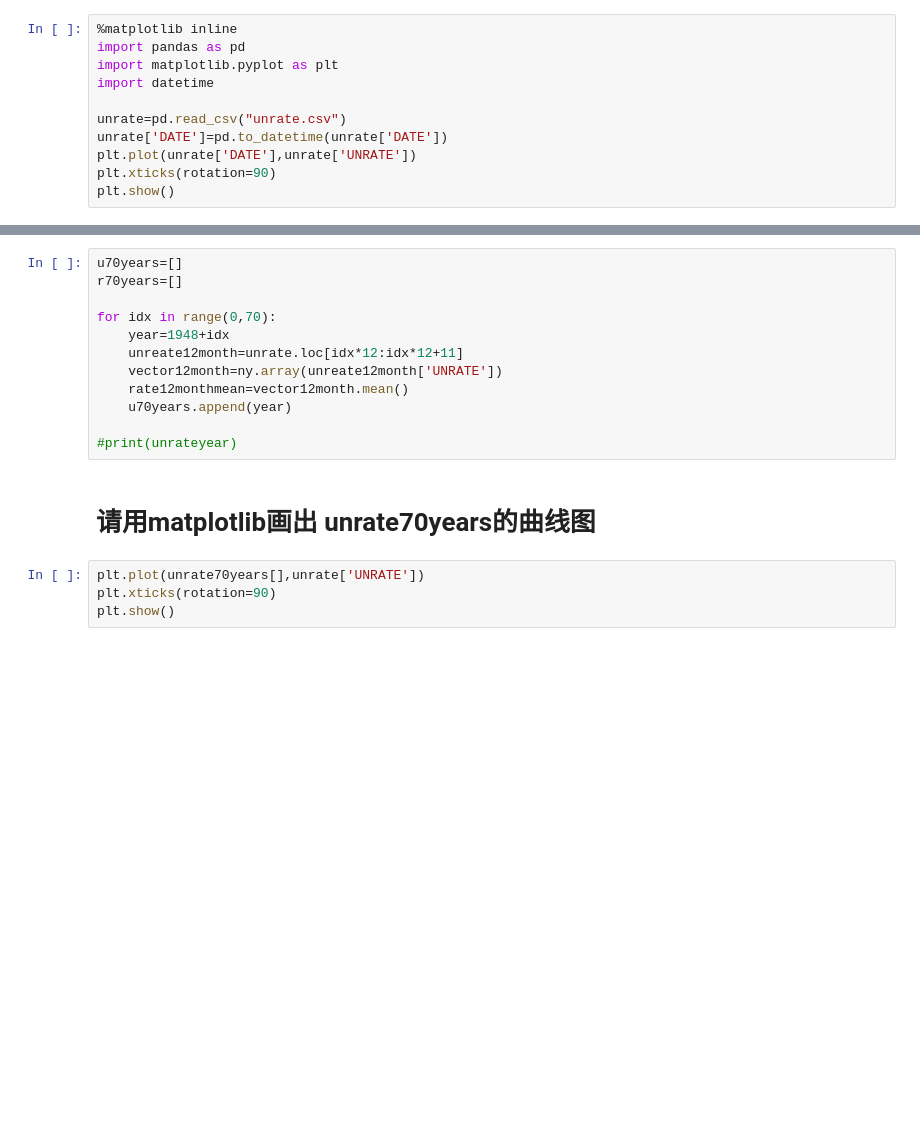
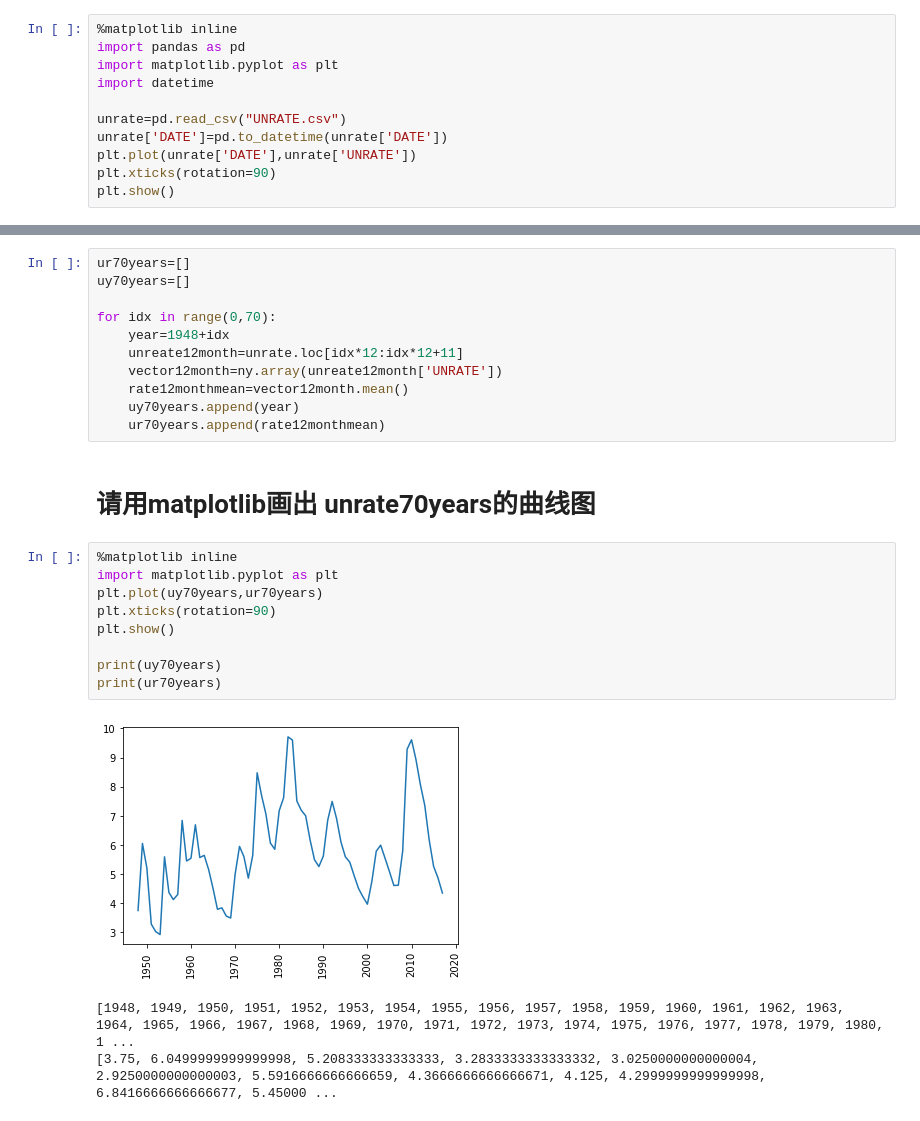
Before and after one commit to MXPL18/mpl18, a Jupyter notebook: data/wk2025solution.ipynb, the cells around one changed output, grey strips where cells are left out. Drawn from its saved outputs; the diff is of its cells as text; blank space fills up the shorter version.

```diff
--- a/data/wk2025solution.ipynb
+++ b/data/wk2025solution.ipynb
@@ -6,7 +6,7 @@ import pandas as pd
 import matplotlib.pyplot as plt
 import datetime
 
-unrate=pd.read_csv("unrate.csv")
+unrate=pd.read_csv("UNRATE.csv")
 unrate['DATE']=pd.to_datetime(unrate['DATE'])
 plt.plot(unrate['DATE'],unrate['UNRATE'])
 plt.xticks(rotation=90)
@@ -66,18 +74,26 @@ print(mean1949)
 # %%
-u70years=[]
-r70years=[]
+ur70years=[]
+uy70years=[]
 
 for idx in range(0,70):
     year=1948+idx
     unreate12month=unrate.loc[idx*12:idx*12+11]
     vector12month=ny.array(unreate12month['UNRATE'])
     rate12monthmean=vector12month.mean()
-    u70years.append(year)
-
-#print(unrateyear)
+    uy70years.append(year)
+    ur70years.append(rate12monthmean)
 # %% [markdown]
 # 请用matplotlib画出 unrate70years的曲线图
-# %%
-plt.plot(unrate70years[],unrate['UNRATE'])
-plt.xticks(rotation=90)
-plt.show()
+# %%
+%matplotlib inline
+import matplotlib.pyplot as plt
+plt.plot(uy70years,ur70years)
+plt.xticks(rotation=90)
+plt.show()
+
+print(uy70years)
+print(ur70years)
+# %% [output]
+[figure, added]
+[1948, 1949, 1950, 1951, 1952, 1953, 1954, 1955, 1956, 1957, 1958, 1959, 1960, 1961, 1962, 1963, 1964, 1965, 1966, 1967, 1968, 1969, 1970, 1971, 1972, 1973, 1974, 1975, 1976, 1977, 1978, 1979, 1980, 1 ...
+[3.75, 6.0499999999999998, 5.208333333333333, 3.2833333333333332, 3.0250000000000004, 2.9250000000000003, 5.5916666666666659, 4.3666666666666671, 4.125, 4.2999999999999998, 6.8416666666666677, 5.45000 ...
```
Also changed, not shown: parts of 12 cells of this notebook.
